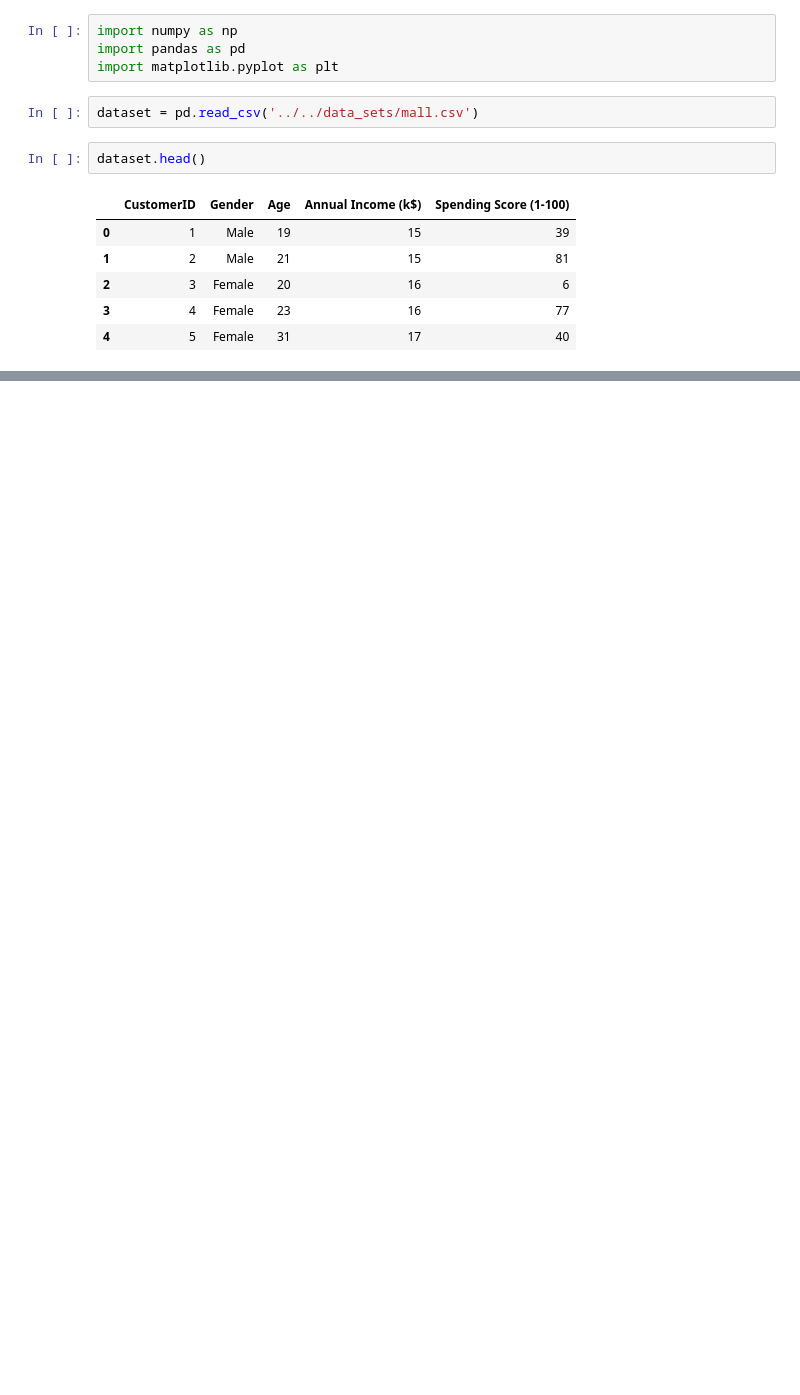
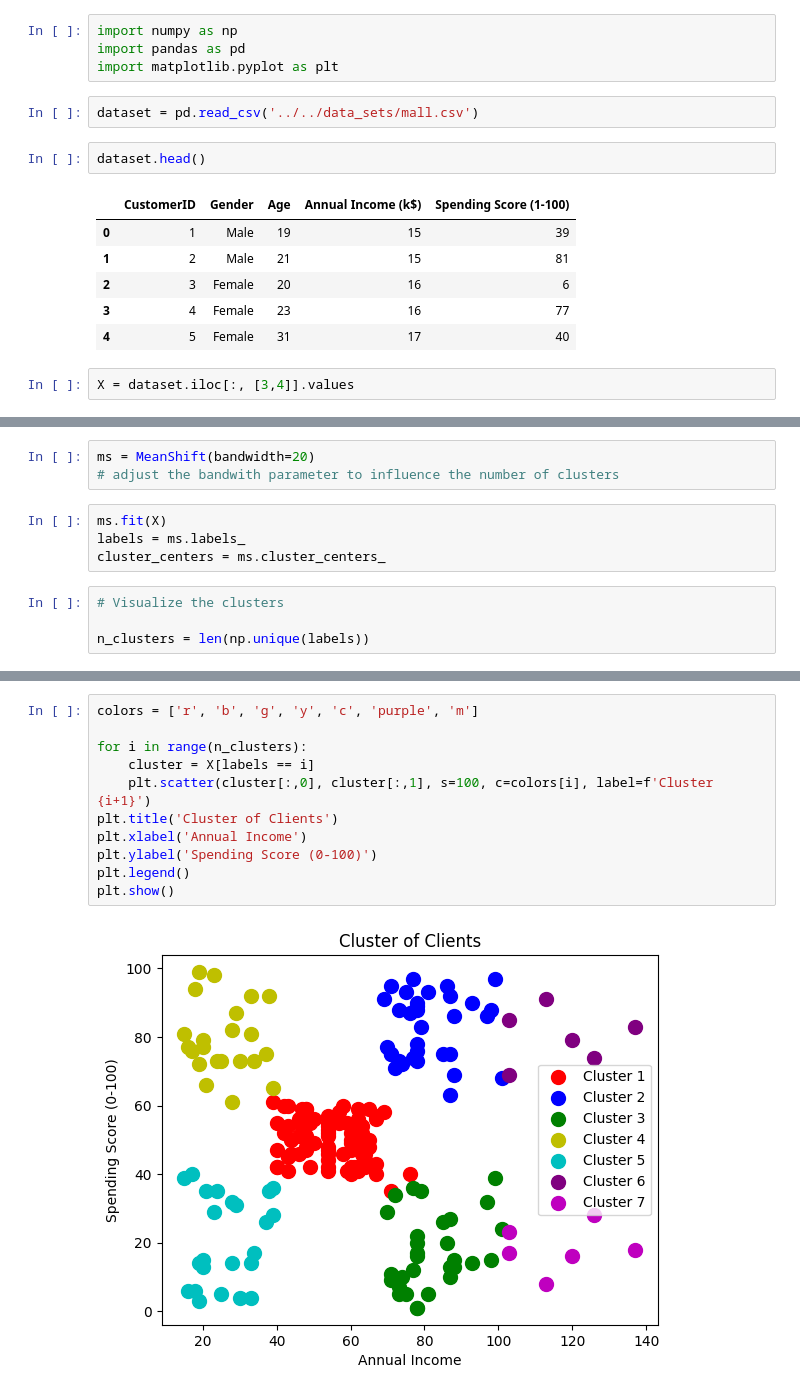
Before and after one commit to srsimonson/machine-learning, a Jupyter notebook: clustering/clustering_mean_shift.ipynb, the cells around one changed output, grey strips where cells are left out. Drawn from its saved outputs; the diff is of its cells as text; blank space fills up the shorter version.

Commit message:
visualize

```diff
--- a/clustering/clustering_mean_shift.ipynb
+++ b/clustering/clustering_mean_shift.ipynb
@@ -15,3 +15,5 @@ dataset.head()
 | 2 | 3 | Female | 20 | 16 | 6 |
 | 3 | 4 | Female | 23 | 16 | 77 |
 | 4 | 5 | Female | 31 | 17 | 40 |
+# %%
+X = dataset.iloc[:, [3,4]].values
@@ -17,0 +24,11 @@ dataset.head()
+# %%
+ms = MeanShift(bandwidth=20)
+# adjust the bandwith parameter to influence the number of clusters
+# %%
+ms.fit(X)
+labels = ms.labels_
+cluster_centers = ms.cluster_centers_
+# %%
+# Visualize the clusters
+
+n_clusters = len(np.unique(labels))
@@ -17,0 +49,13 @@ dataset.head()
+# %%
+colors = ['r', 'b', 'g', 'y', 'c', 'purple', 'm']
+
+for i in range(n_clusters):
+    cluster = X[labels == i]
+    plt.scatter(cluster[:,0], cluster[:,1], s=100, c=colors[i], label=f'Cluster {i+1}')
+plt.title('Cluster of Clients')
+plt.xlabel('Annual Income')
+plt.ylabel('Spending Score (0-100)')
+plt.legend()
+plt.show()
+# %% [output]
+[figure, added]
```
Also changed, not shown: parts of 4 cells of this notebook.
